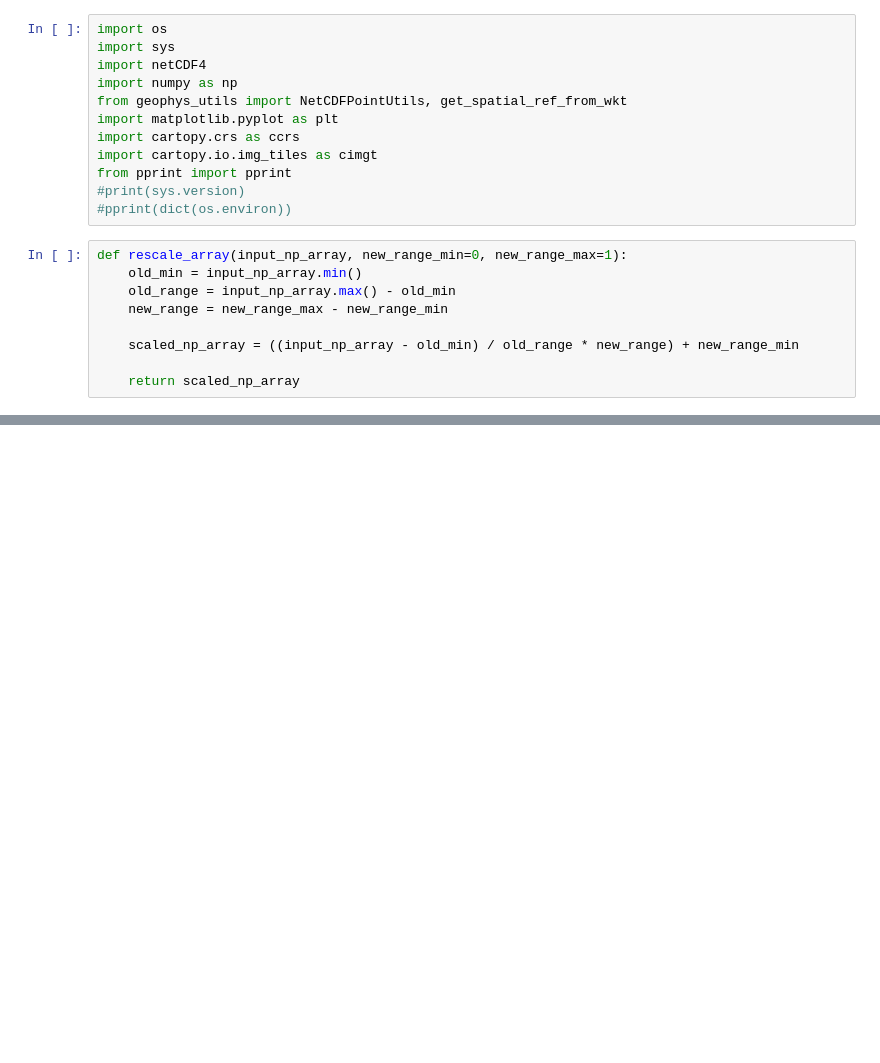
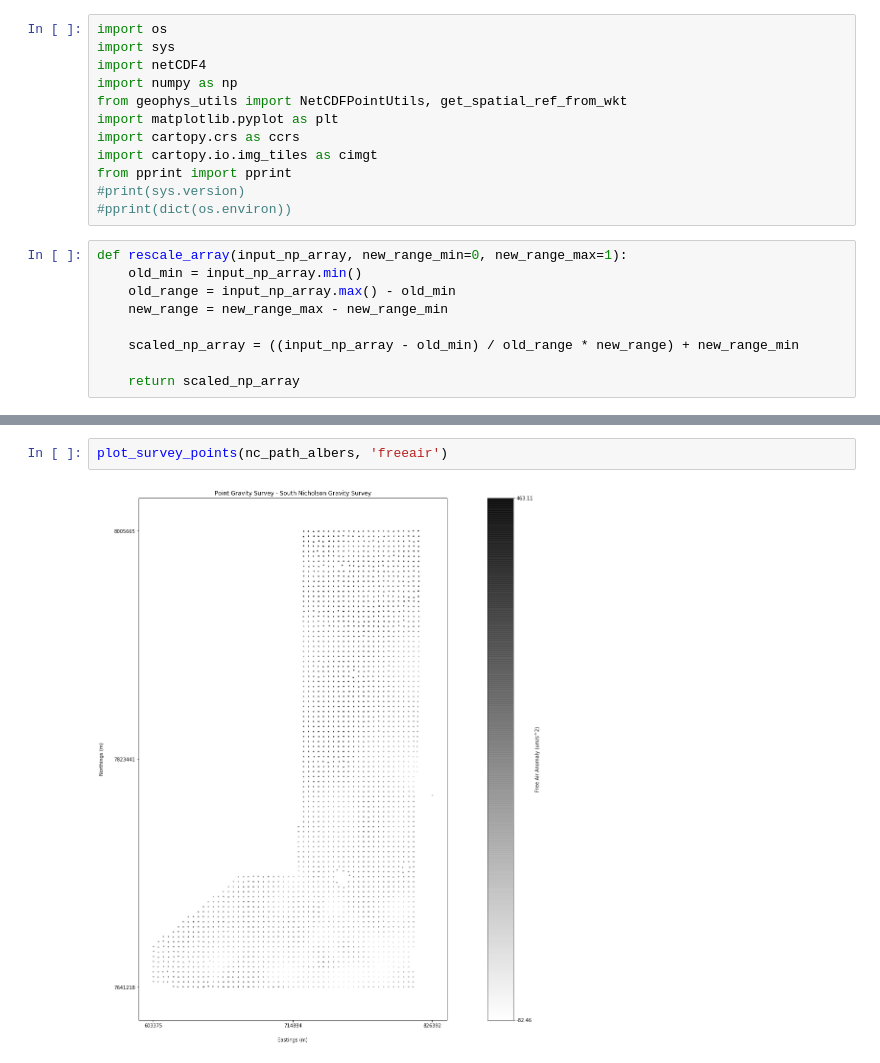
Before and after one commit to GeoscienceAustralia/geophys_utils, a Jupyter notebook: examples/new_9_gravity_point_dataset.ipynb, the cells around one changed output, grey strips where cells are left out. Drawn from its saved outputs; the diff is of its cells as text; blank space fills up the shorter version.

```diff
--- a/examples/new_9_gravity_point_dataset.ipynb
+++ b/examples/new_9_gravity_point_dataset.ipynb
@@ -95,0 +109,4 @@ plot_survey_points(nc_path, 'Freeair', 'gist_heat')
+# %%
+plot_survey_points(nc_path_albers, 'freeair')
+# %% [output]
+[figure, added]
```
Also changed, not shown: parts of 7 cells of this notebook, 7 other files.
